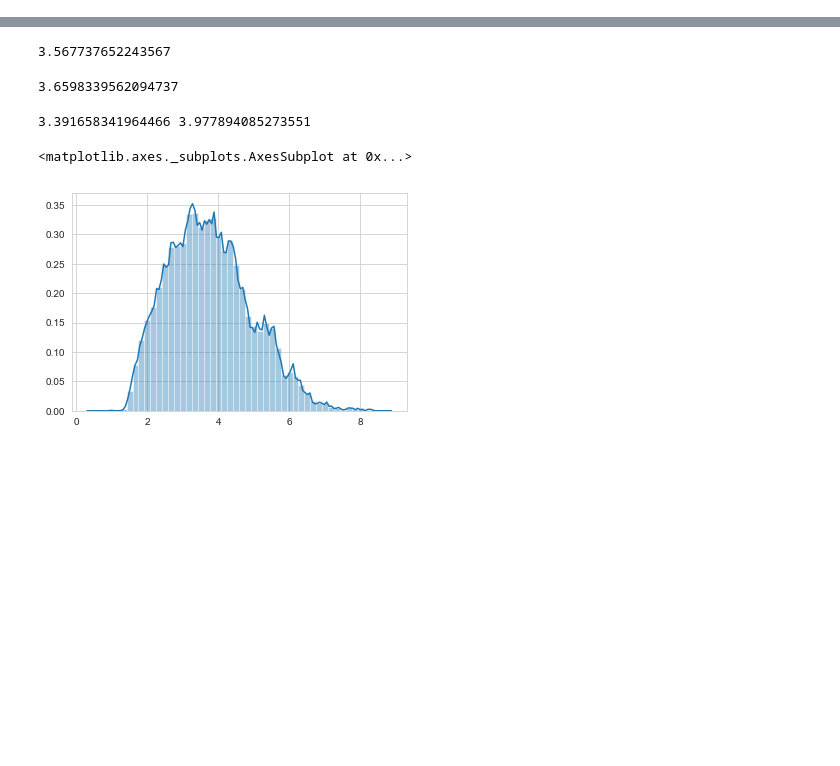
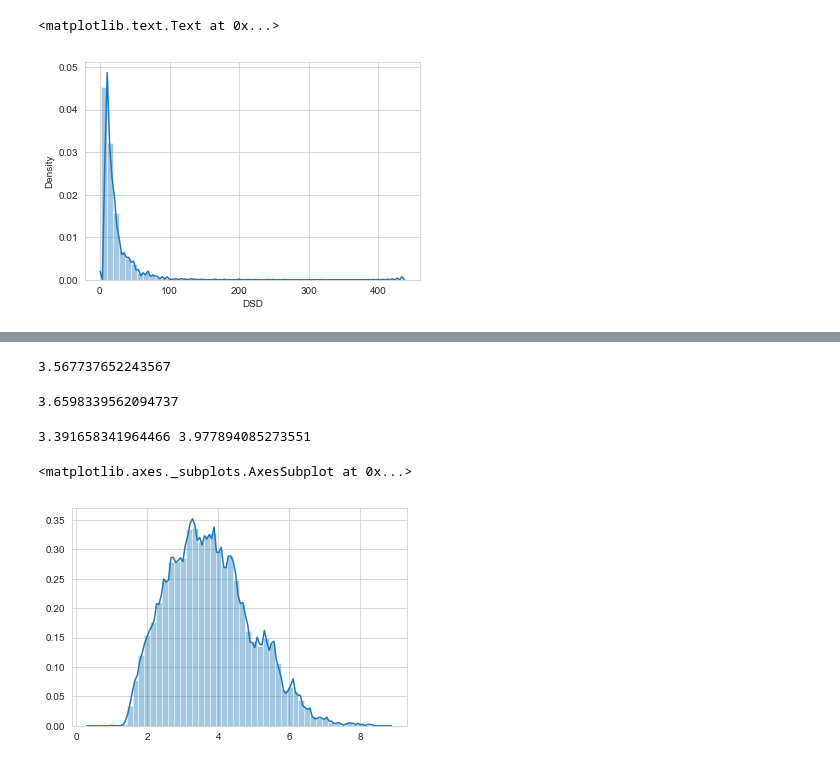
Before and after one commit to bence-szalai/why-pathway-methods-work, a Jupyter notebook: notebooks/distance_for_gene_sets.ipynb, the cells around one changed output, grey strips where cells are left out. Cells and saved outputs as stored; diff of their text form; code cells hidden in the pictures; blank space fills up the shorter version.

```diff
--- a/notebooks/distance_for_gene_sets.ipynb
+++ b/notebooks/distance_for_gene_sets.ipynb
@@ -9,2 +57,9 @@ sns.set_style('whitegrid')
 # %%
 DM=pd.read_csv('../data/omnipath/DSD_conv.csv',sep=',',header=0,index_col=0)
+# %%
+sns.distplot(DM.values[np.triu_indices_from(DM,1)])
+plt.xlabel('DSD')
+plt.ylabel('Density')
+# %% [output]
+<matplotlib.text.Text at 0x...>
+[figure, added]
```
Also changed, not shown: parts of 14 cells of this notebook, 1 other file.
